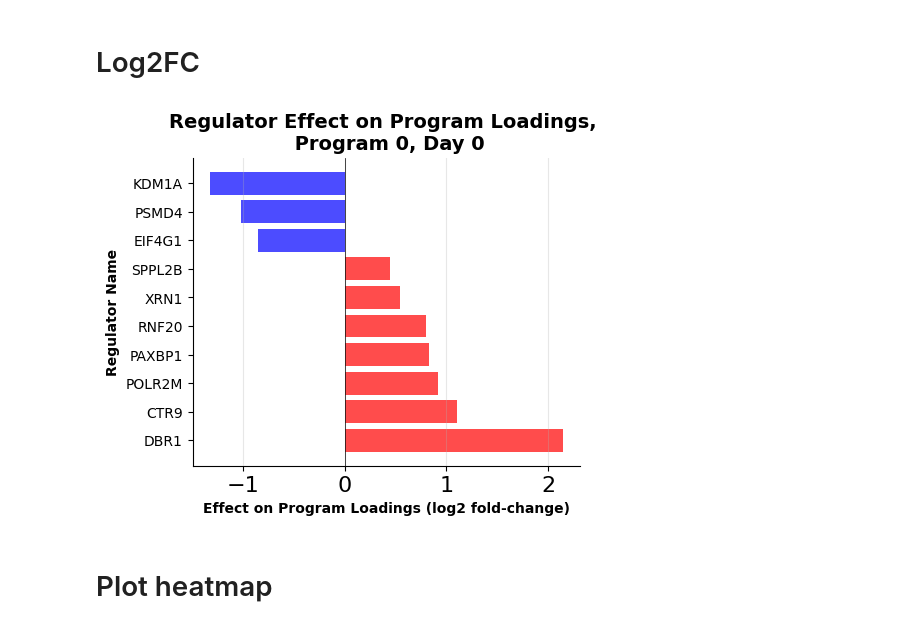
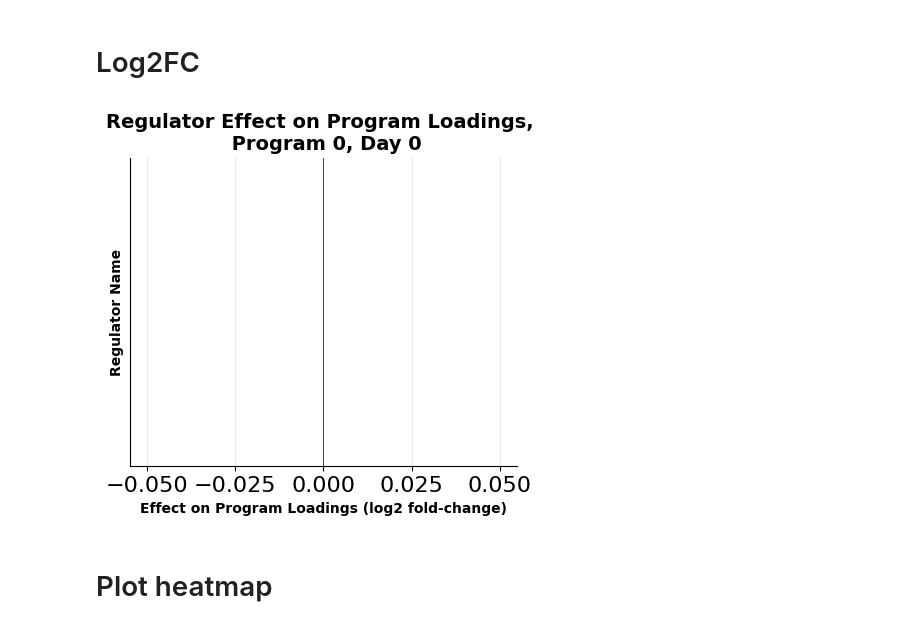
Before and after one commit to EngreitzLab/cNMF_benchmarking, a Jupyter notebook: cNMF_benchmarking_pipeline/Plotting/JupterNote_Version/cNMF_program_analysis.ipynb, the cells around one changed output. Cells and saved outputs as stored; diff of their text form; code cells hidden in the pictures.

```diff
--- a/cNMF_benchmarking_pipeline/Plotting/JupterNote_Version/cNMF_program_analysis.ipynb
+++ b/cNMF_benchmarking_pipeline/Plotting/JupterNote_Version/cNMF_program_analysis.ipynb
@@ -65,3 +85,15 @@ program_len = len(mdata['cNMF'].var)
 len(mdata['cNMF'].var)
 # %% [output]
 50
+# %%
+import numpy as np
+
+# found detected perturbed gene
+perturbed_gene = np.unique(mdata['cNMF'].uns["guide_targets"])
+gene_list = mdata['rna'].var_names.tolist()
+perturbed_gene_found = list(set(gene_list) & set(perturbed_gene.tolist()))
+
+# sort list by alphabetical order
+perturbed_gene_found = sorted(perturbed_gene_found)
+len(perturbed_gene_found)
+perturbed_gene_found
@@ -109,9 +157,9 @@ ax = plot_violin(mdata, Target_Program = 0, save_path=None, groupby = categorica
 # %%
 
 ax, df = plot_program_log2FC(perturb_path, Target = 0, tagert_col_name = "program_name",
- plot_col_name = "target_name", p_value = 0.05, figsize = (5,4), show = True, Day ="Day 0")
+ plot_col_name = "target_name", p_value = 0.05, figsize = (5,4), show = True, Day ="Day 0", gene_list = perturbed_gene_found)
 # %% [output]
-[figure, old version]
+[figure, new version]
 # %% [markdown]
 # Plot heatmap
 # %%
```
Also changed, not shown: parts of 12 cells of this notebook, 7 other files.
